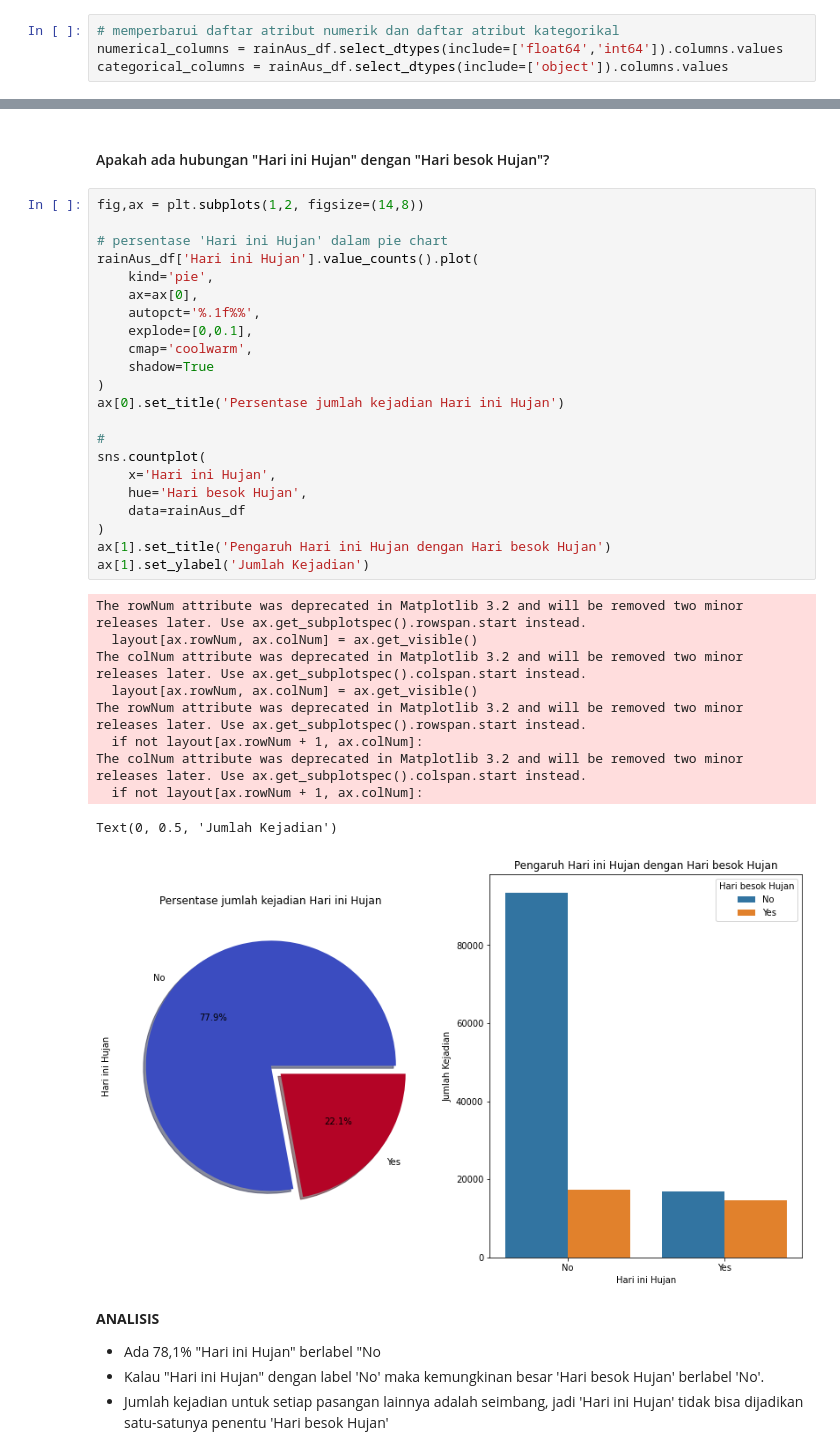
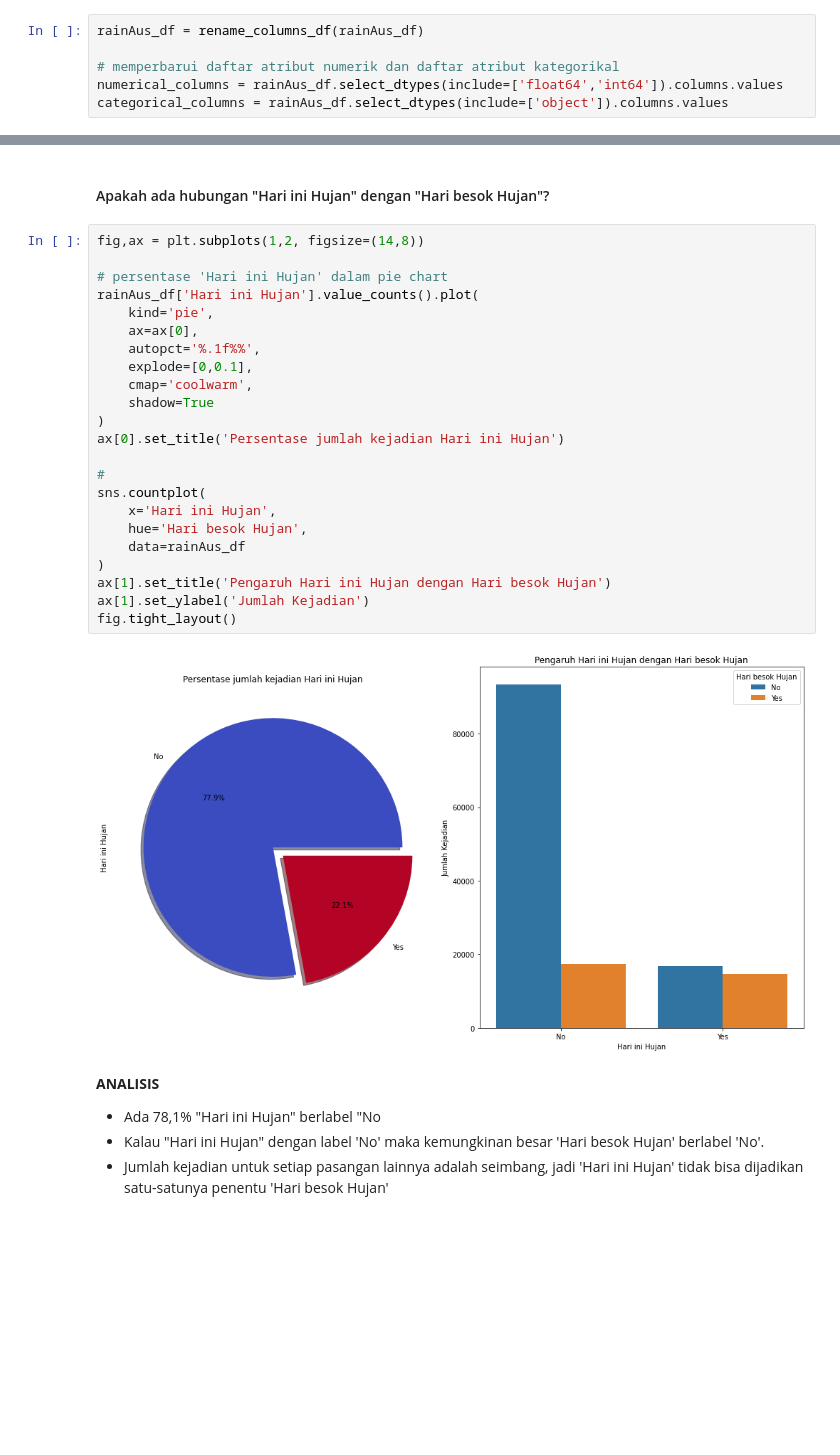
Before and after one commit to satriabimantara/hacktiv8-data-science-final-project, a Jupyter notebook: PYTN_KampusMerdeka_fp2_I MADE SATRIA BIMANTARA_NAUFAL REZKY ANANDA.ipynb, the cells around one changed output, grey strips where cells are left out. Saved outputs shown, nothing was run; the diff lists cells and outputs as text; blank space fills up the shorter version.

```diff
--- a/PYTN_KampusMerdeka_fp2_I MADE SATRIA BIMANTARA_NAUFAL REZKY ANANDA.ipynb
+++ b/PYTN_KampusMerdeka_fp2_I MADE SATRIA BIMANTARA_NAUFAL REZKY ANANDA.ipynb
@@ -425,4 +421,6 @@ rainAus_df.rename(
 # %%
+rainAus_df = rename_columns_df(rainAus_df)
+
 # memperbarui daftar atribut numerik dan daftar atribut kategorikal
 numerical_columns = rainAus_df.select_dtypes(include=['float64','int64']).columns.values
 categorical_columns = rainAus_df.select_dtypes(include=['object']).columns.values
@@ -689,36 +684,28 @@ Masih ada beberapa atribut yang distribusinya tidak normal dan cenderung skew. <
 # %%
 fig,ax = plt.subplots(1,2, figsize=(14,8))
 
 # persentase 'Hari ini Hujan' dalam pie chart
 rainAus_df['Hari ini Hujan'].value_counts().plot(
     kind='pie',
     ax=ax[0],
     autopct='%.1f%%',
     explode=[0,0.1],
     cmap='coolwarm',
     shadow=True
 )
 ax[0].set_title('Persentase jumlah kejadian Hari ini Hujan')
 
 #
 sns.countplot(
     x='Hari ini Hujan',
     hue='Hari besok Hujan',
     data=rainAus_df
 )
 ax[1].set_title('Pengaruh Hari ini Hujan dengan Hari besok Hujan')
 ax[1].set_ylabel('Jumlah Kejadian')
+fig.tight_layout()
 # %% [output]
-The rowNum attribute was deprecated in Matplotlib 3.2 and will be removed two minor releases later. Use ax.get_subplotspec().rowspan.start instead.
-  layout[ax.rowNum, ax.colNum] = ax.get_visible()
-The colNum attribute was deprecated in Matplotlib 3.2 and will be removed two minor releases later. Use ax.get_subplotspec().colspan.start instead.
-  layout[ax.rowNum, ax.colNum] = ax.get_visible()
-The rowNum attribute was deprecated in Matplotlib 3.2 and will be removed two minor releases later. Use ax.get_subplotspec().rowspan.start instead.
-  if not layout[ax.rowNum + 1, ax.colNum]:
-The colNum attribute was deprecated in Matplotlib 3.2 and will be removed two minor releases later. Use ax.get_subplotspec().colspan.start instead.
-  if not layout[ax.rowNum + 1, ax.colNum]:
-Text(0, 0.5, 'Jumlah Kejadian')
-[figure, old version]
+[figure, new version]
 # %% [markdown]
 **ANALISIS** <br>
 - Ada 78,1% "Hari ini Hujan" berlabel "No
```
Also changed, not shown: parts of 131 cells of this notebook.
